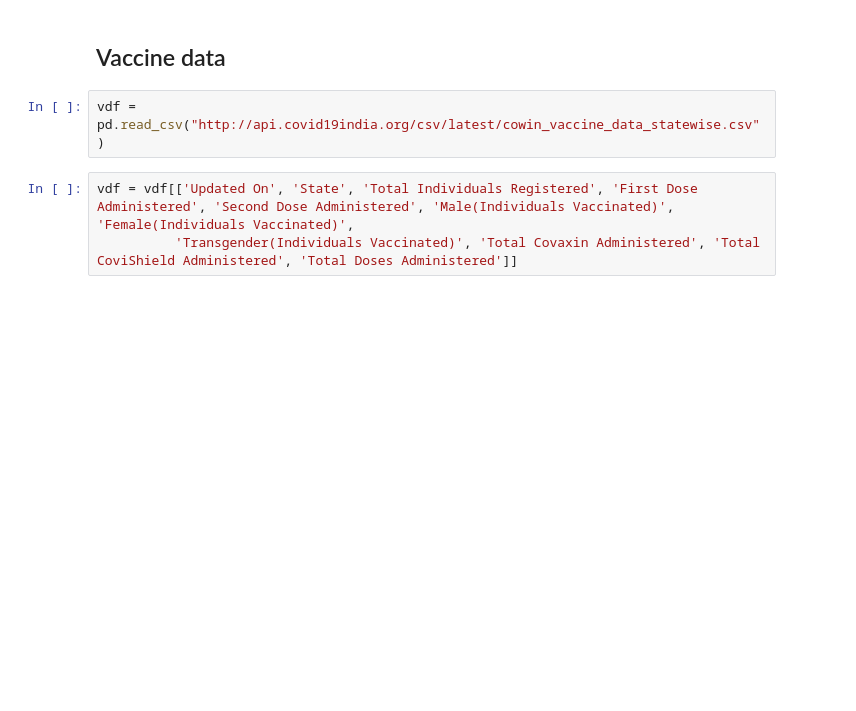
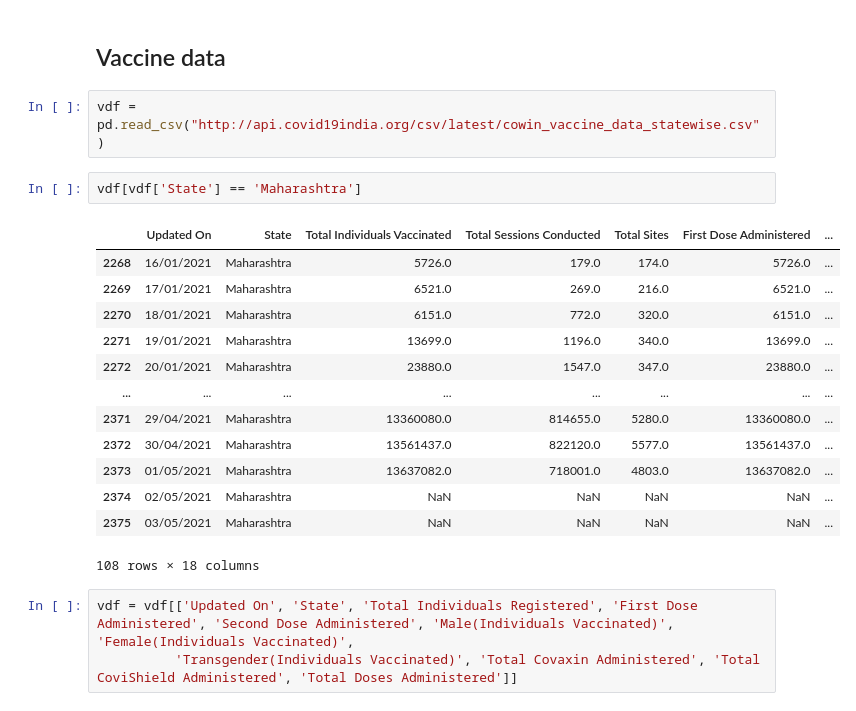
Before and after one commit to eeshsingh123/Covid19_Analysis, a Jupyter notebook: concepts/new_data_source_try/data_collection_and_cleaning.ipynb, the cells around one changed output. Cells and saved outputs as stored; diff of their text form; blank space fills up the shorter version.

Commit message:
vaccine data integration and statewise statistics completed + bug fixes

```diff
--- a/concepts/new_data_source_try/data_collection_and_cleaning.ipynb
+++ b/concepts/new_data_source_try/data_collection_and_cleaning.ipynb
@@ -104,6 +185,22 @@ df[df['State'] == 'Mah'].tail(50)
 ## Vaccine data
 # %%
 vdf = pd.read_csv("http://api.covid19india.org/csv/latest/cowin_vaccine_data_statewise.csv")
+# %%
+vdf[vdf['State'] == 'Maharashtra']
+# %% [output]
+|  | Updated On | State | Total Individuals Vaccinated | Total Sessions Conducted | Total Sites | First Dose Administered | ... |
+| 2268 | 16/01/2021 | Maharashtra | 5726.0 | 179.0 | 174.0 | 5726.0 | ... |
+| 2269 | 17/01/2021 | Maharashtra | 6521.0 | 269.0 | 216.0 | 6521.0 | ... |
+| 2270 | 18/01/2021 | Maharashtra | 6151.0 | 772.0 | 320.0 | 6151.0 | ... |
+| 2271 | 19/01/2021 | Maharashtra | 13699.0 | 1196.0 | 340.0 | 13699.0 | ... |
+| 2272 | 20/01/2021 | Maharashtra | 23880.0 | 1547.0 | 347.0 | 23880.0 | ... |
+| ... | ... | ... | ... | ... | ... | ... | ... |
+| 2371 | 29/04/2021 | Maharashtra | 13360080.0 | 814655.0 | 5280.0 | 13360080.0 | ... |
+| 2372 | 30/04/2021 | Maharashtra | 13561437.0 | 822120.0 | 5577.0 | 13561437.0 | ... |
+| 2373 | 01/05/2021 | Maharashtra | 13637082.0 | 718001.0 | 4803.0 | 13637082.0 | ... |
+| 2374 | 02/05/2021 | Maharashtra | NaN | NaN | NaN | NaN | ... |
+| 2375 | 03/05/2021 | Maharashtra | NaN | NaN | NaN | NaN | ... |
+108 rows × 18 columns
 # %%
 vdf = vdf[['Updated On', 'State', 'Total Individuals Registered', 'First Dose Administered', 'Second Dose Administered', 'Male(Individuals Vaccinated)', 'Female(Individuals Vaccinated)',
           'Transgender(Individuals Vaccinated)', 'Total Covaxin Administered', 'Total CoviShield Administered', 'Total Doses Administered']]
```
Also changed, not shown: parts of 27 cells of this notebook, 8 other files.
